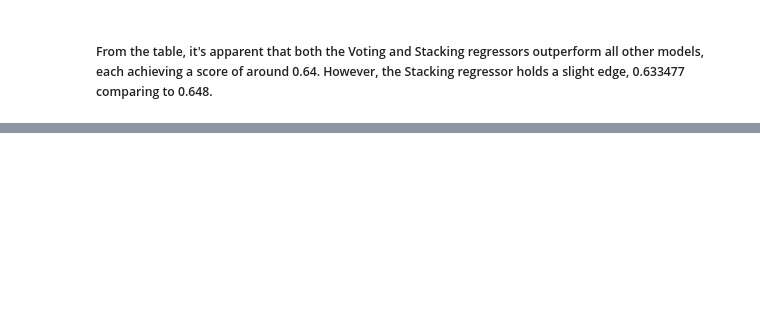
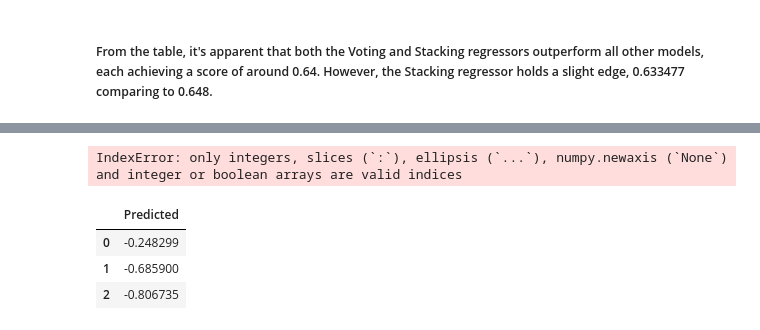
Before and after one commit to Yimei-Yang/Kaggle-WritingQuality, a Jupyter notebook: notebook.ipynb, the cells around one changed output, grey strips where cells are left out. Saved outputs shown, nothing was run; the diff lists cells and outputs as text; code cells hidden in the pictures; blank space fills up the shorter version.

```diff
--- a/notebook.ipynb
+++ b/notebook.ipynb
@@ -338,6 +321,14 @@ train_feats.to_csv("train_feats_0.csv")
 # print(train_feats.describe())
 train_logs = train_logs.collect().to_pandas()  # Convert polars df to pandas df
 del fe
+
+fe_test = FeatureExtractor(test_logs)
+test_feats = fe_test.create_feats() # Extract features from test logs (polars df)
+test_feats = test_feats.collect().to_pandas() # Convert polars df to pandas df
+test_feats.to_csv("test_feats_0.csv")
+# print(train_feats.describe())
+test_logs = test_logs.collect().to_pandas()  # Convert polars df to pandas df
+del fe_test
 # %%
 def q1(x):
     return x.quantile(0.25)
@@ -478,6 +469,12 @@ train_feats = ec.create_feats(train_feats)
 # Writing to csg
 train_feats.to_csv("train_feats.csv")
 del ec
+
+ec_t = EssayConstructor(test_logs)
+test_feats = ec_t.create_feats(test_feats)
+# Writing to csg
+test_feats.to_csv("test_feats.csv")
+del ec_t
 # %% [output]
 < Essay Reconstruction >
 # %% [markdown]
@@ -891,0 +974,17 @@ Processing and training model: stacking
+# %%
+X_test_preprocessed = preprocessor.transform(test_feats.drop(["id"], axis=1))
+
+# Make predictions using the stacking regressor
+predictions = stack_reg.predict(X_test_preprocessed)
+
+# Converting predictions to a DataFrame (if needed)
+predictions_df = pd.DataFrame(predictions, columns=['Predicted'])
+# %% [output]
+IndexError: only integers, slices (`:`), ellipsis (`...`), numpy.newaxis (`None`) and integer or boolean arrays are valid indices
+# %%
+predictions_df
+# %% [output]
+|  | Predicted |
+| 0 | -0.248299 |
+| 1 | -0.685900 |
+| 2 | -0.806735 |
```
Also changed, not shown: parts of 12 cells of this notebook, 4 other files.
